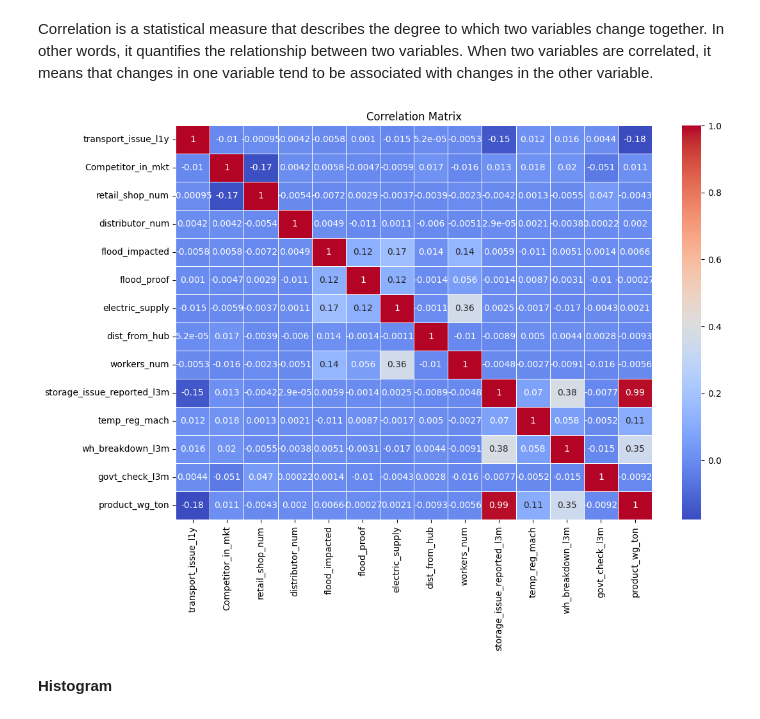
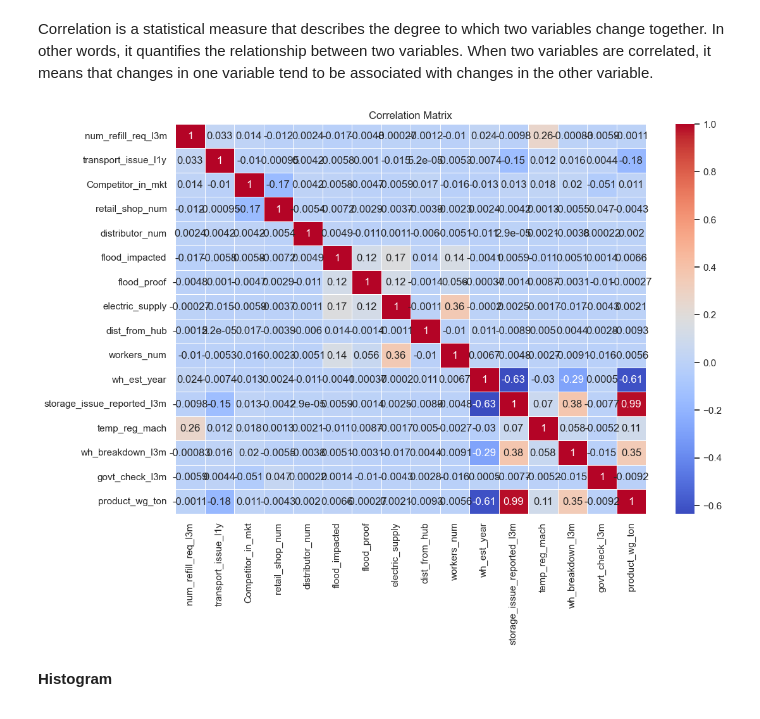
Before and after one commit to sudhishbalan/supply-chain-management-project, a Jupyter notebook: supply chain management.ipynb, the cells around one changed output. Saved outputs shown, nothing was run; the diff lists cells and outputs as text; code cells hidden in the pictures.

```diff
--- a/supply chain management.ipynb
+++ b/supply chain management.ipynb
@@ -234,10 +291,13 @@ data_test['workers_num']= data_test['workers_num'].fillna(data_test['workers_num
 #filling missing values with the median
 data_train['wh_est_year']= data_train['wh_est_year'].fillna(data_train['wh_est_year'].median())
 data_test['wh_est_year']= data_test['wh_est_year'].fillna(data_test['wh_est_year'].median())
-# %%
-#filling missing values with the mode
-data_train['approved_wh_govt_certificate'] = data_train['approved_wh_govt_certificate'].fillna('NIL')
-data_test['approved_wh_govt_certificate'] = data_test['approved_wh_govt_certificate'].fillna('NIL')
+# %%
+# Calculate the mode of 'approved_wh_govt_certificate' in the training set
+mode_value_train = data_train['approved_wh_govt_certificate'].mode()[0]
+
+# Fill missing values with the mode in both training and test sets
+data_train['approved_wh_govt_certificate'] = data_train['approved_wh_govt_certificate'].fillna(mode_value_train)
+data_test['approved_wh_govt_certificate'] = data_test['approved_wh_govt_certificate'].fillna(mode_value_train)
 # %%
 #missing values checking
 data_train.isnull().sum()
@@ -417,17 +467,18 @@ In other words, it quantifies the relationship between two variables. When two v
 it means that changes in one variable tend to be associated with changes in the other variable.
 # %%
 
+numerical_columns = data_train.select_dtypes(include='number').columns.tolist()
 
 # Calculate the correlation matrix
 correlation_matrix = data_train[numerical_columns].corr()
 
 # Create a heatmap of the correlation matrix
 plt.figure(figsize=(12, 8))
 sns.heatmap(correlation_matrix, annot=True, cmap='coolwarm', linewidths=0.5)
 plt.title('Correlation Matrix')
 plt.show()
 # %% [output]
-[figure, old version]
+[figure, new version]
 # %% [markdown]
 **Histogram**
 # %% [markdown]
```
Also changed, not shown: parts of 29 cells of this notebook.
